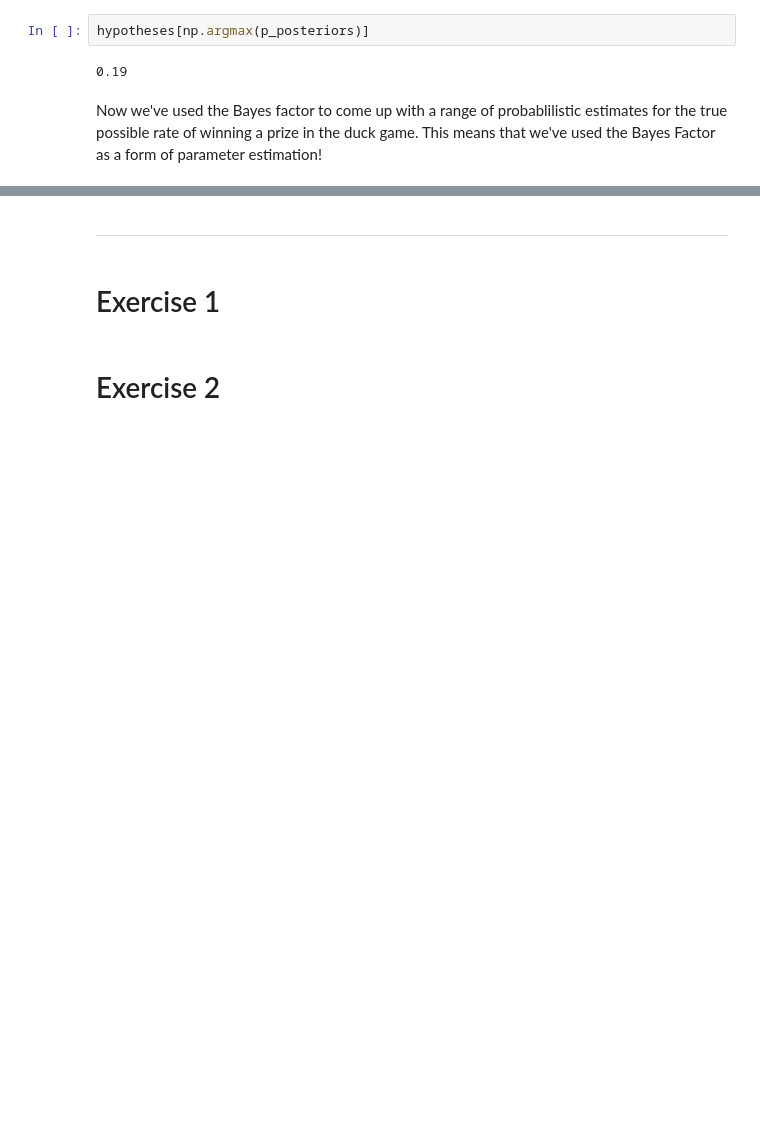
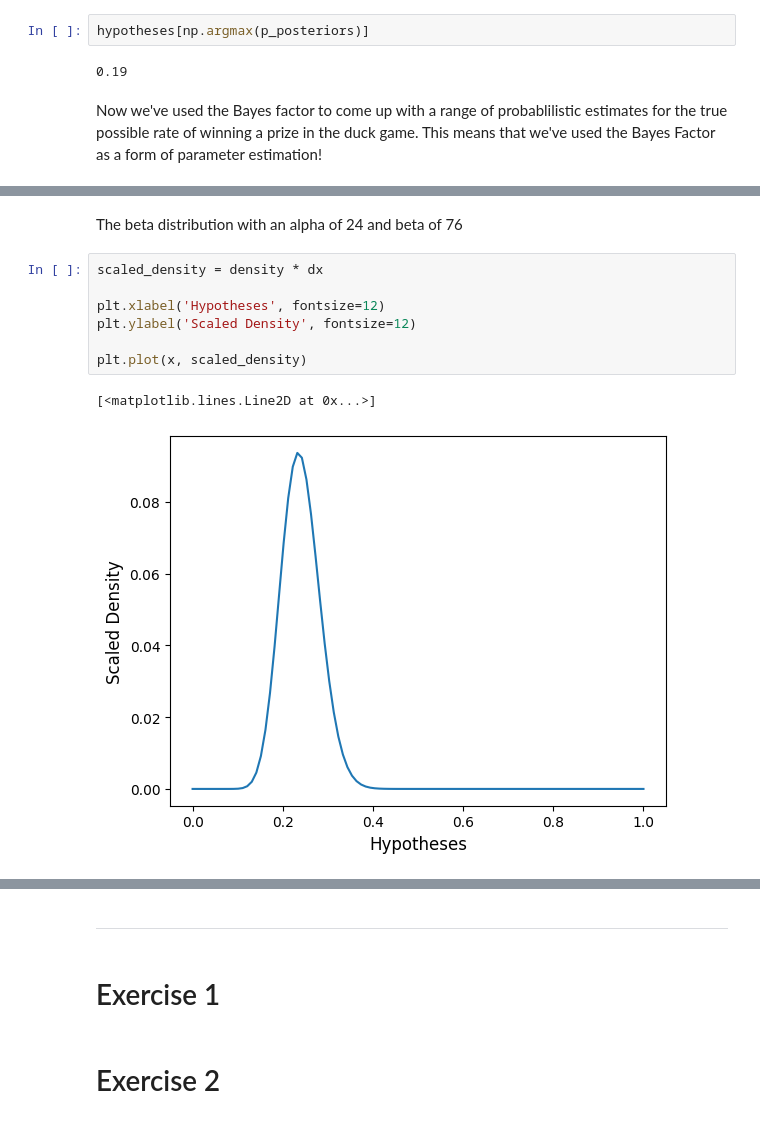
Before and after one commit to seyedrezamirkhani/bayesian_statistics_the_fun_way, a Jupyter notebook: chapter_019.ipynb, the cells around one changed output, grey strips where cells are left out. Drawn from its saved outputs; the diff is of its cells as text; blank space fills up the shorter version.

```diff
--- a/chapter_019.ipynb
+++ b/chapter_019.ipynb
@@ -135,0 +154,12 @@ Now we've used the Bayes factor to come up with a range of probablilistic estima
+# %% [markdown]
+The beta distribution with an alpha of 24 and beta of 76
+# %%
+scaled_density = density * dx
+
+plt.xlabel('Hypotheses', fontsize=12)
+plt.ylabel('Scaled Density', fontsize=12)
+
+plt.plot(x, scaled_density)
+# %% [output]
+[<matplotlib.lines.Line2D at 0x...>]
+[figure, added]
```
Also changed, not shown: parts of 7 cells of this notebook.
